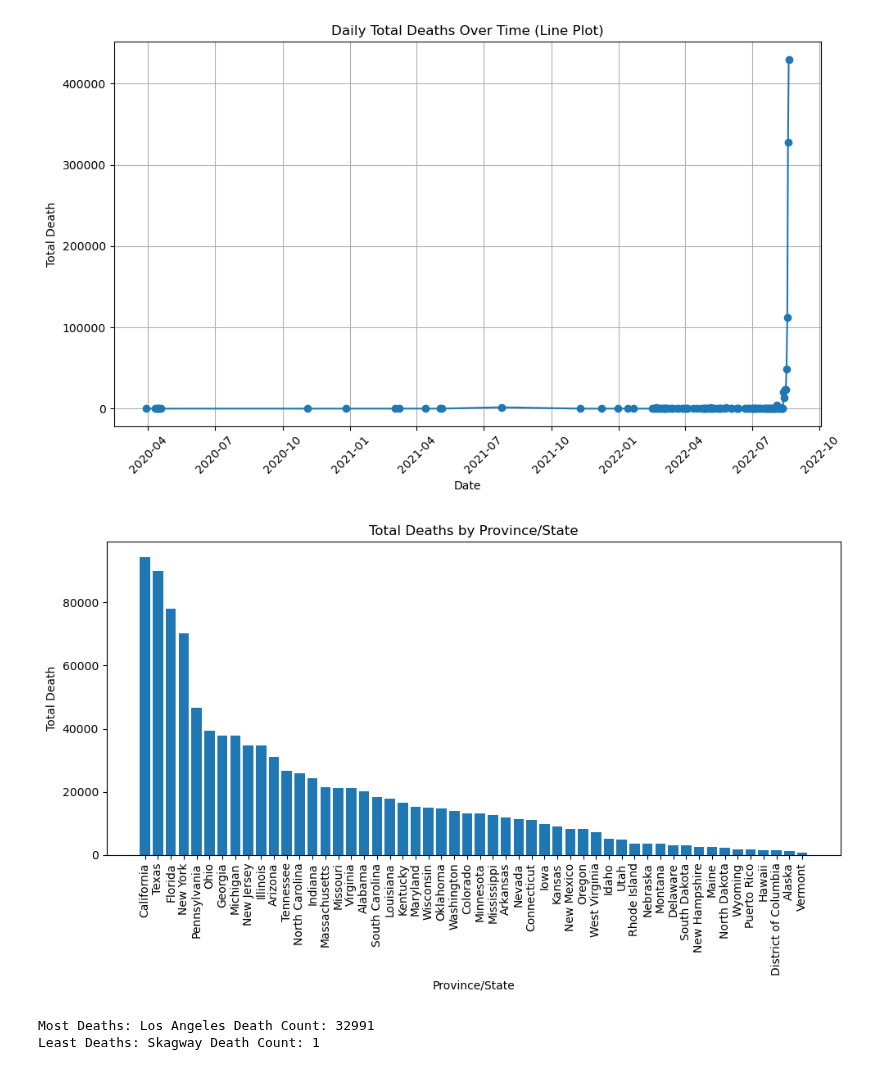
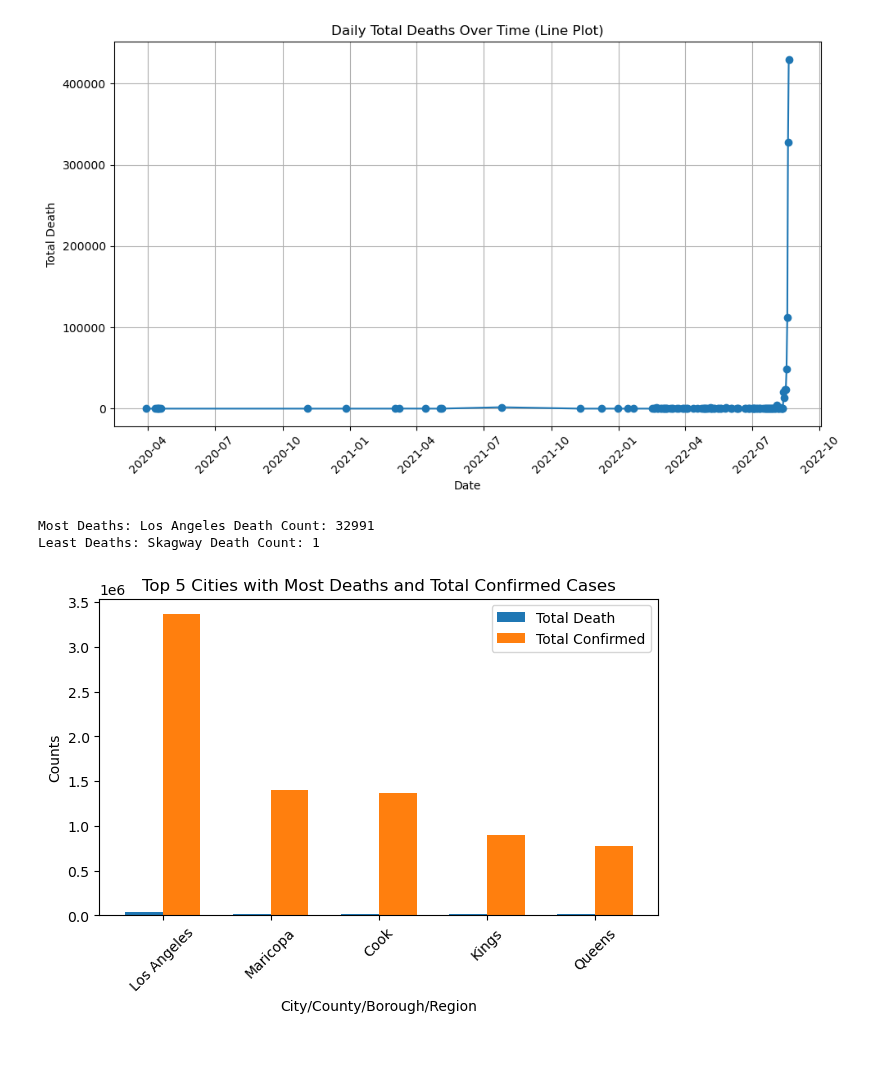
Before and after one commit to AppleBoiy/cs203-c19-analysis, a Jupyter notebook: code/summarize.ipynb, the cells around one changed output. Drawn from its saved outputs; the diff is of its cells as text; code cells hidden in the pictures.

```diff
--- a/code/summarize.ipynb
+++ b/code/summarize.ipynb
@@ -93,24 +93,6 @@ plt.tight_layout()
 plt.show()
 # %% [output]
 [figure]
-# %%
-# Group the data by 'Province/State' and calculate the sum of 'Total Death' for each state
-state_death = df.groupby('Province/State')['Total Death'].sum().reset_index()
-
-# Sort the data by 'Total Death' in descending order
-state_death_sorted = state_death.sort_values(by='Total Death', ascending=False)
-
-# Create a bar plot to show the states with the most deaths
-plt.figure(figsize=(10, 6))
-plt.bar(state_death_sorted['Province/State'], state_death_sorted['Total Death'])
-plt.xlabel('Province/State')
-plt.ylabel('Total Death')
-plt.title('Total Deaths by Province/State')
-plt.xticks(rotation=90)
-plt.tight_layout()
-plt.show()
-# %% [output]
-[figure, removed]
 # %%
 # Find the city with the most deaths and the fewest deaths
 
@@ -124,3 +106,39 @@ print(f'Least Deaths: {least_deaths_city} Death Count: {non_zero_death["Total De
 # %% [output]
 Most Deaths: Los Angeles Death Count: 32991
 Least Deaths: Skagway Death Count: 1
+# %%
+# create bar from the top 5 cities with the most deaths
+header = ['City/County/Borough/Region', 'Total Death', 'Total Confirmed']
+city_df = non_zero_death.groupby('City/County/Borough/Region').sum().reset_index()
+city_df = city_df.sort_values(by='Total Death', ascending=False)[header]
+city_df['Ratio'] = city_df['Total Death'] / city_df['Total Confirmed']
+
+# show 1 bar but have sub bar inside it between the total death and total confirmed
+top_5_cities = city_df.head(5)
+
+# Define the positions for the bars
+x = np.arange(len(top_5_cities))
+
+# Define the width of the bars
+bar_width = 0.35
+
+# Create the sub-bars for 'Total Death' and 'Total Confirmed'
+plt.bar(x, top_5_cities['Total Death'], width=bar_width, label='Total Death')
+plt.bar(x + bar_width, top_5_cities['Total Confirmed'], width=bar_width, label='Total Confirmed')
+
+# Set the x-axis labels to be the city names
+plt.xticks(x + bar_width / 2, top_5_cities['City/County/Borough/Region'], rotation=45)
+
+# Set the labels and title
+plt.xlabel('City/County/Borough/Region')
+plt.ylabel('Counts')
+plt.title('Top 5 Cities with Most Deaths and Total Confirmed Cases')
+
+# Show the legend
+plt.legend()
+
+# Show the plot
+plt.tight_layout()
+plt.show()
+# %% [output]
+[figure, added]
```
Also changed, not shown: parts of 4 cells of this notebook, 17 other files.
